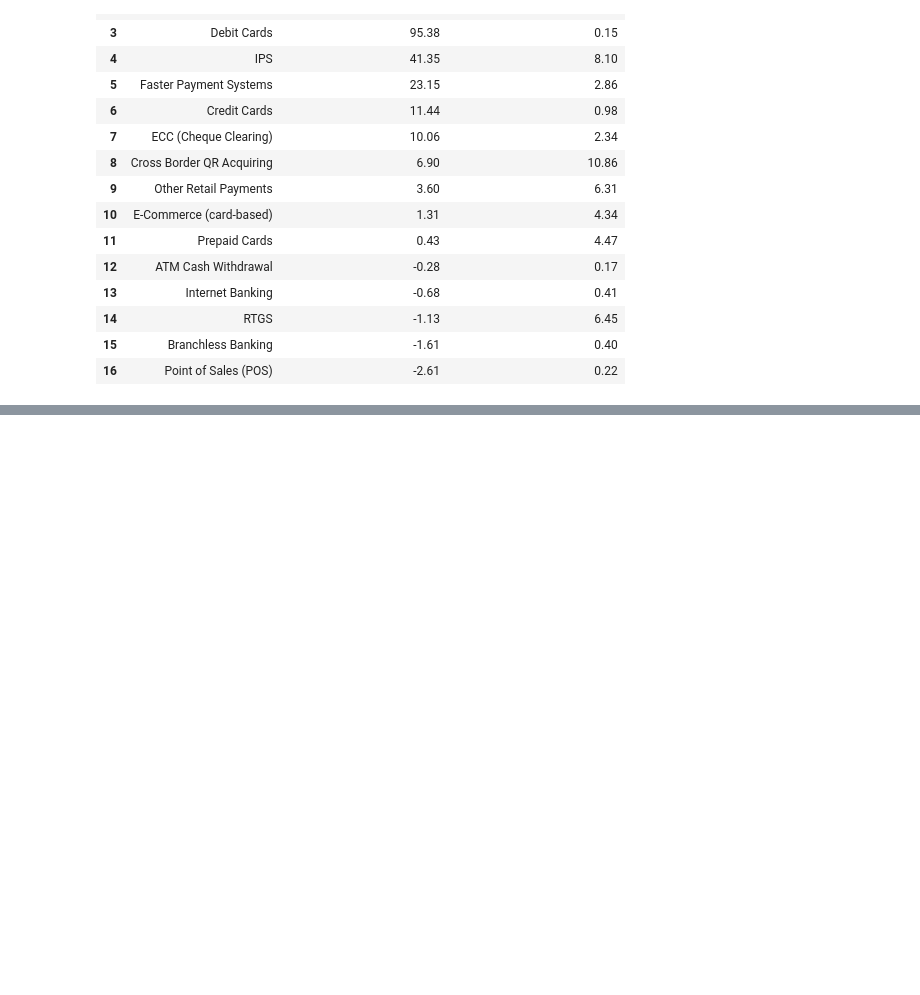
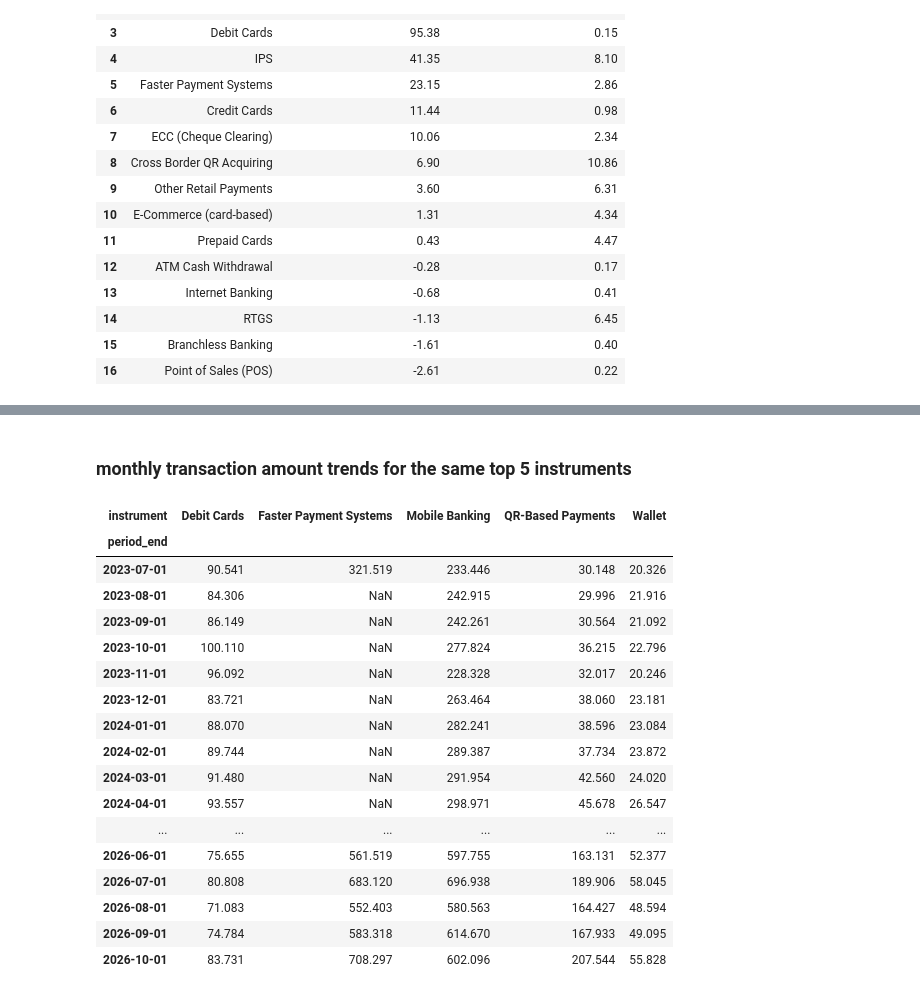
Before and after one commit to Srijan0113/Nepal_Online_Payment_System, a Jupyter notebook: Python/02_transaction_trend_analysis.ipynb, the cells around one changed output, grey strips where cells are left out. Cells and saved outputs as stored; diff of their text form; code cells hidden in the pictures; blank space fills up the shorter version.

```diff
--- a/Python/02_transaction_trend_analysis.ipynb
+++ b/Python/02_transaction_trend_analysis.ipynb
@@ -950,0 +1047,37 @@ instrument_growth_comparison.round(2)
+# %% [markdown]
+### monthly transaction amount trends for the same top 5 instruments
+# %%
+top_5_monthly_amount = instrument_monthly_amount[
+    instrument_monthly_amount["instrument"].isin(top_5_instruments)
+].copy()
+
+top_5_monthly_amount["txn_amount_npr_billion"] = (
+    top_5_monthly_amount["txn_amount_npr_million"] / 1000
+)
+
+amount_trend_pivot = top_5_monthly_amount.pivot(
+    index="period_end",
+    columns="instrument",
+    values="txn_amount_npr_billion"
+)
+
+amount_trend_pivot
+# %% [output]
+| instrument | Debit Cards | Faster Payment Systems | Mobile Banking | QR-Based Payments | Wallet |
+| period_end |  |  |  |  |  |
+| 2023-07-01 | 90.541 | 321.519 | 233.446 | 30.148 | 20.326 |
+| 2023-08-01 | 84.306 | NaN | 242.915 | 29.996 | 21.916 |
+| 2023-09-01 | 86.149 | NaN | 242.261 | 30.564 | 21.092 |
+| 2023-10-01 | 100.110 | NaN | 277.824 | 36.215 | 22.796 |
+| 2023-11-01 | 96.092 | NaN | 228.328 | 32.017 | 20.246 |
+| 2023-12-01 | 83.721 | NaN | 263.464 | 38.060 | 23.181 |
+| 2024-01-01 | 88.070 | NaN | 282.241 | 38.596 | 23.084 |
+| 2024-02-01 | 89.744 | NaN | 289.387 | 37.734 | 23.872 |
+| 2024-03-01 | 91.480 | NaN | 291.954 | 42.560 | 24.020 |
+| 2024-04-01 | 93.557 | NaN | 298.971 | 45.678 | 26.547 |
+| ... | ... | ... | ... | ... | ... |
+| 2026-06-01 | 75.655 | 561.519 | 597.755 | 163.131 | 52.377 |
+| 2026-07-01 | 80.808 | 683.120 | 696.938 | 189.906 | 58.045 |
+| 2026-08-01 | 71.083 | 552.403 | 580.563 | 164.427 | 48.594 |
+| 2026-09-01 | 74.784 | 583.318 | 614.670 | 167.933 | 49.095 |
+| 2026-10-01 | 83.731 | 708.297 | 602.096 | 207.544 | 55.828 |
```
Also changed, not shown: parts of 6 cells of this notebook.
